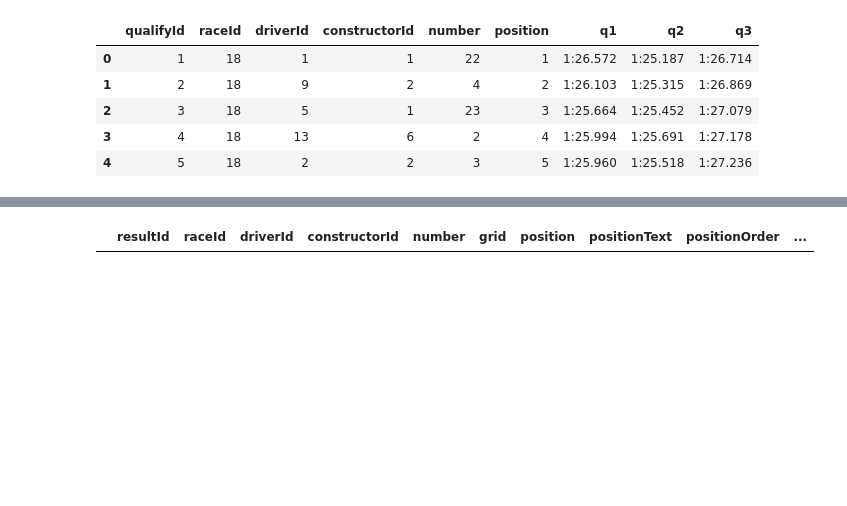
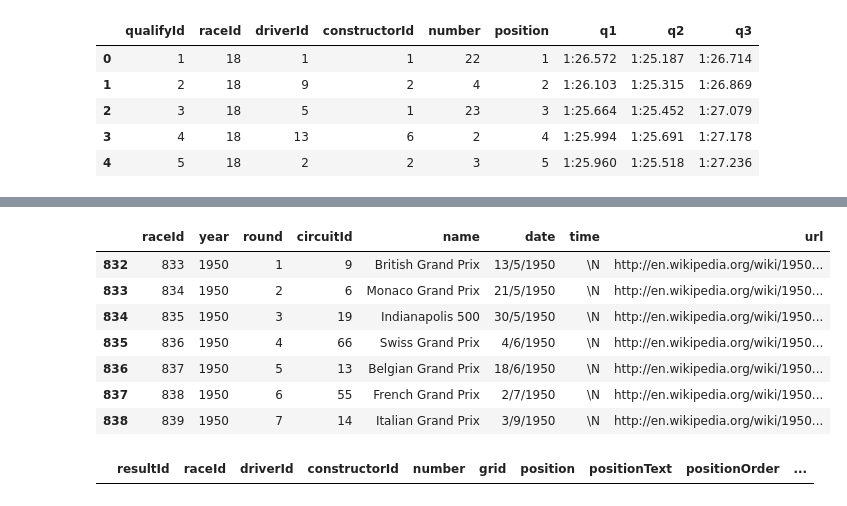
Before and after one commit to SMG-1/f1-analytics, a Jupyter notebook: eda.ipynb, the cells around one changed output, grey strips where cells are left out. Drawn from its saved outputs; the diff is of its cells as text; code cells hidden in the pictures; blank space fills up the shorter version.

```diff
--- a/eda.ipynb
+++ b/eda.ipynb
@@ -15,3 +10,31 @@ df_quali = pd.read_csv('01_raw/qualifying.csv')
+# %%
+df_circuits = pd.read_csv('01_raw/circuits.csv')
+
+df_cons_res = pd.read_csv('01_raw/constructor_results.csv')
+
+df_cons_stand = pd.read_csv('01_raw/constructor_standings.csv')
+
+df_cons = pd.read_csv('01_raw/constructors.csv')
+
+df_dri_stand = pd.read_csv('01_raw/driver_standings.csv')
+
+df_driver = pd.read_csv('01_raw/drivers.csv')
+
+df_laptimes = pd.read_csv('01_raw/lap_times.csv')
+
+df_pits = pd.read_csv('01_raw/pit_stops.csv')
+
+df_quali = pd.read_csv('01_raw/qualifying.csv')
+
+df_races = pd.read_csv('01_raw/races.csv')
+
+df_res = pd.read_csv('01_raw/results.csv')
+
+df_seasons = pd.read_csv('01_raw/seasons.csv')
+
+df_sprintres = pd.read_csv('01_raw/sprint_results.csv')
+
+df_status = pd.read_csv('01_raw/status.csv')
 # %%
 df_laptimes.shape
 # %% [output]
@@ -46,3 +73,14 @@ df_quali.head()
+# %%
+df_races[df_races['year']==1950]
+# %% [output]
+|  | raceId | year | round | circuitId | name | date | time | url |
+| 832 | 833 | 1950 | 1 | 9 | British Grand Prix | 13/5/1950 | \N | http://en.wikipedia.org/wiki/1950... |
+| 833 | 834 | 1950 | 2 | 6 | Monaco Grand Prix | 21/5/1950 | \N | http://en.wikipedia.org/wiki/1950... |
+| 834 | 835 | 1950 | 3 | 19 | Indianapolis 500 | 30/5/1950 | \N | http://en.wikipedia.org/wiki/1950... |
+| 835 | 836 | 1950 | 4 | 66 | Swiss Grand Prix | 4/6/1950 | \N | http://en.wikipedia.org/wiki/1950... |
+| 836 | 837 | 1950 | 5 | 13 | Belgian Grand Prix | 18/6/1950 | \N | http://en.wikipedia.org/wiki/1950... |
+| 837 | 838 | 1950 | 6 | 55 | French Grand Prix | 2/7/1950 | \N | http://en.wikipedia.org/wiki/1950... |
+| 838 | 839 | 1950 | 7 | 14 | Italian Grand Prix | 3/9/1950 | \N | http://en.wikipedia.org/wiki/1950... |
 # %%
 df_sprintres[df_sprintres['raceId'] == '990']
 # %% [output]
```
Also changed, not shown: parts of 11 cells of this notebook.
